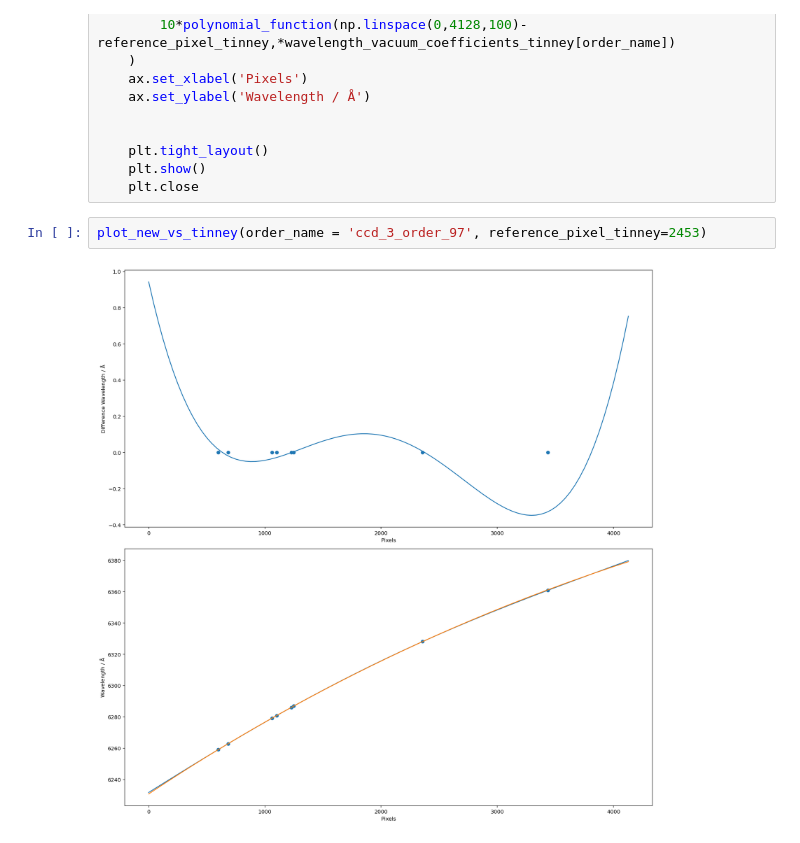
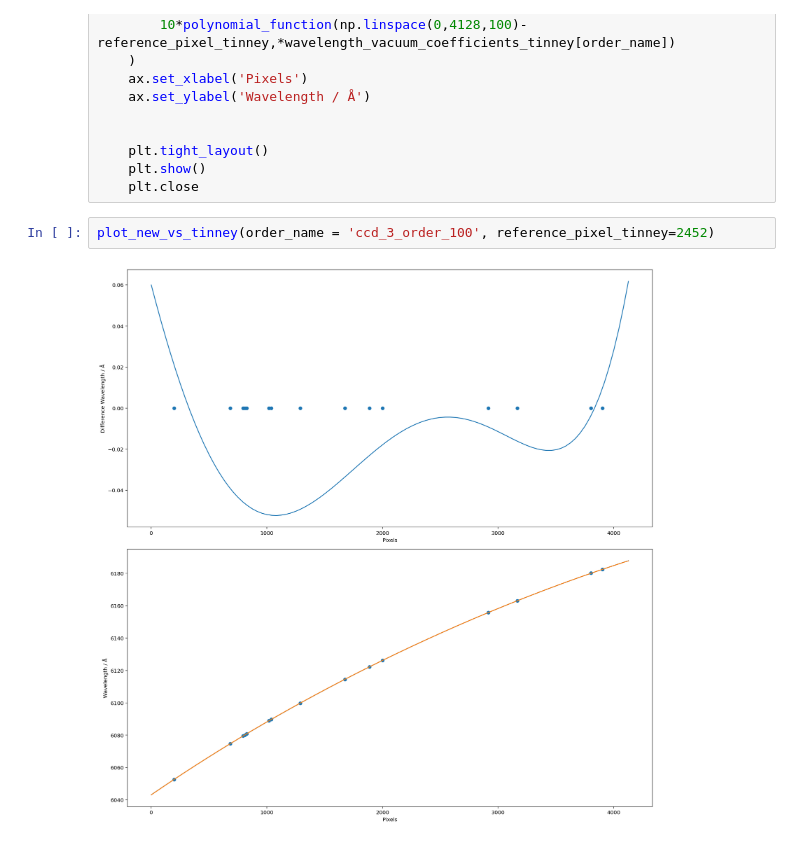
Before and after one commit to svenbuder/velocereduction, a Jupyter notebook: VeloceReduction/veloce_reference_data/thxe_pixels_and_positions/test_pixel_wavelength_mapping.ipynb, the cells around one changed output. Cells and saved outputs as stored; diff of their text form.

Commit message:
add ccd 3 order 98, 99, and 100

```diff
--- a/VeloceReduction/veloce_reference_data/thxe_pixels_and_positions/test_pixel_wavelength_mapping.ipynb
+++ b/VeloceReduction/veloce_reference_data/thxe_pixels_and_positions/test_pixel_wavelength_mapping.ipynb
@@ -95,6 +95,6 @@ def plot_new_vs_tinney(order_name, reference_pixel_tinney = 2450):
     plt.show()
     plt.close
 # %%
-plot_new_vs_tinney(order_name = 'ccd_3_order_97', reference_pixel_tinney=2453)
+plot_new_vs_tinney(order_name = 'ccd_3_order_100', reference_pixel_tinney=2452)
 # %% [output]
-[figure, old version]
+[figure, new version]
```
Also changed, not shown: 4 other files.
